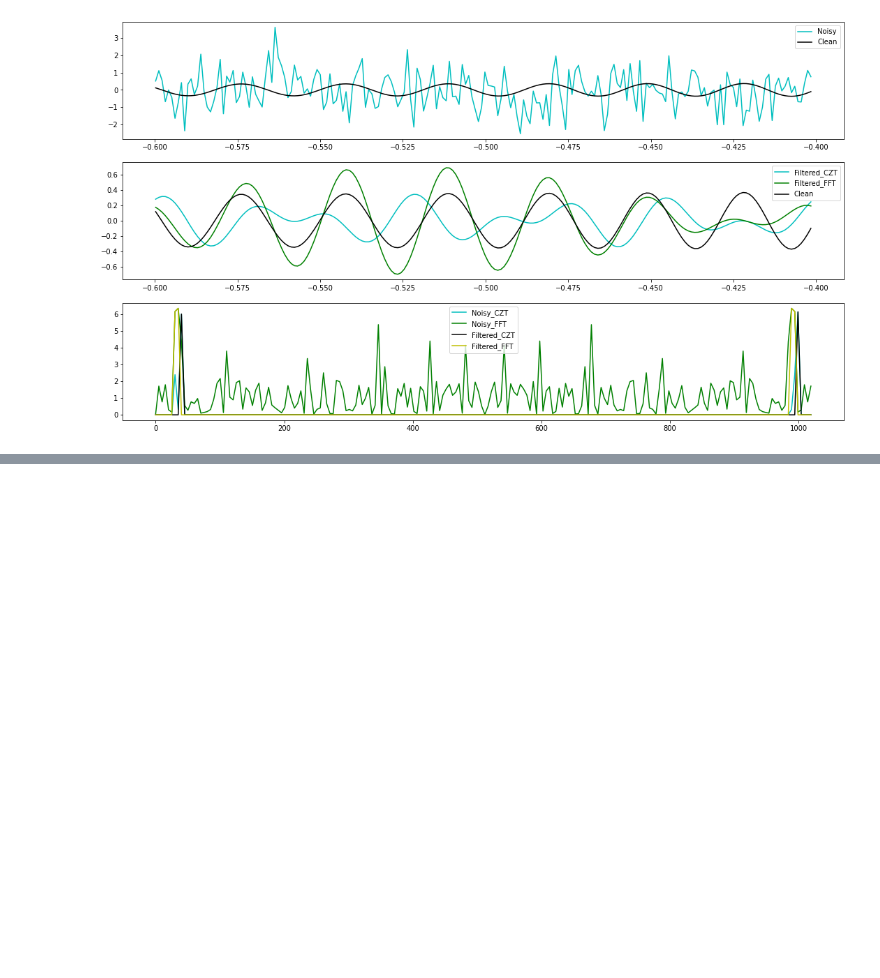
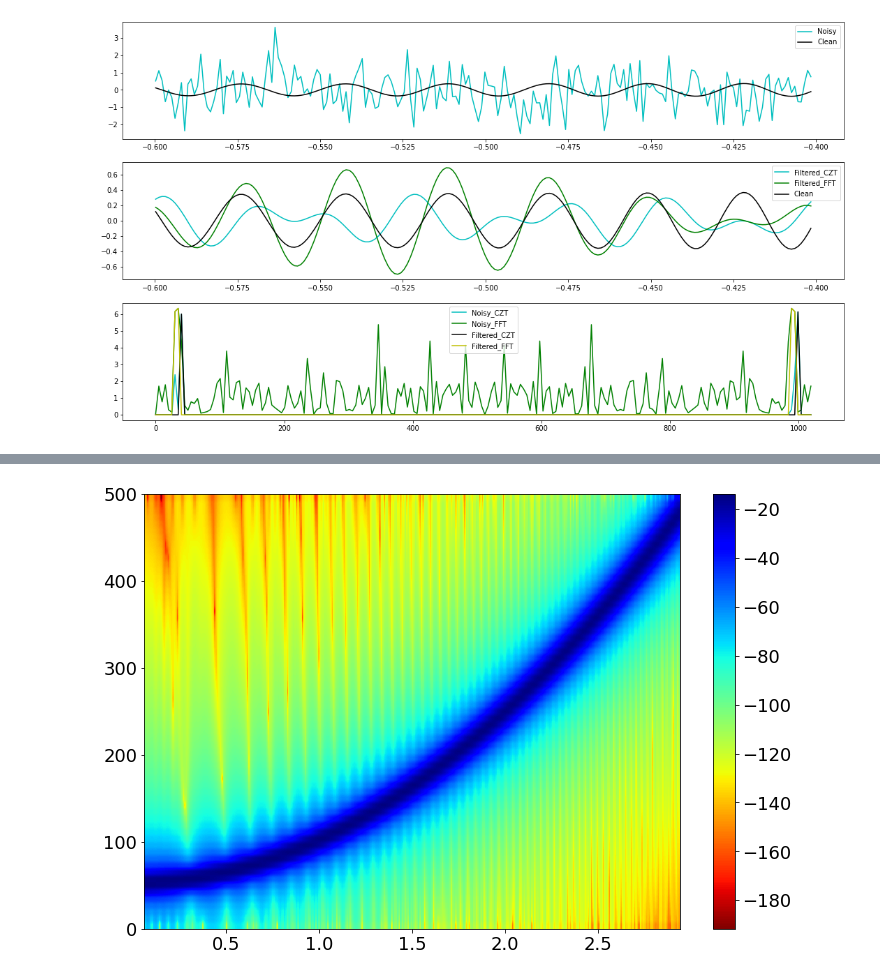
Before and after one commit to xli2522/GW-SignalGen, a Jupyter notebook: fast_chirp_gw.ipynb, the cells around one changed output, grey strips where cells are left out. Saved outputs shown, nothing was run; the diff lists cells and outputs as text; code cells hidden in the pictures; blank space fills up the shorter version.

```diff
--- a/fast_chirp_gw.ipynb
+++ b/fast_chirp_gw.ipynb
@@ -744,0 +799,10 @@ plt.show()
+# %%
+#Matplotlib Spectrogram
+plt.rcParams['figure.figsize'] = [12, 8]
+plt.rcParams.update({'font.size': 18})
+
+plt.specgram(x, NFFT=128, Fs=1/dt, noverlap=120, cmap='jet_r')
+plt.colorbar()
+plt.show()
+# %% [output]
+[figure, added]
```
Also changed, not shown: parts of 11 cells of this notebook.
